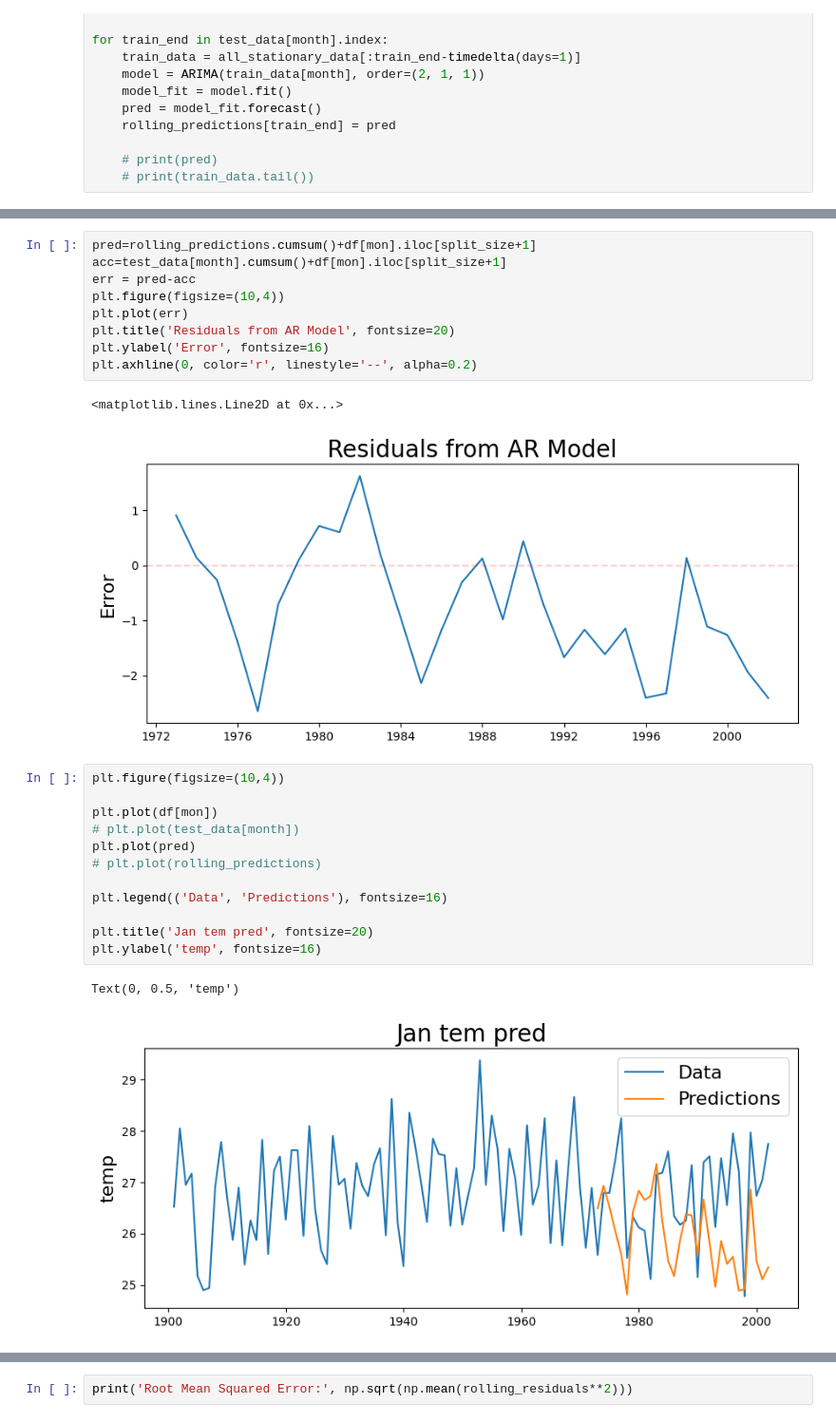
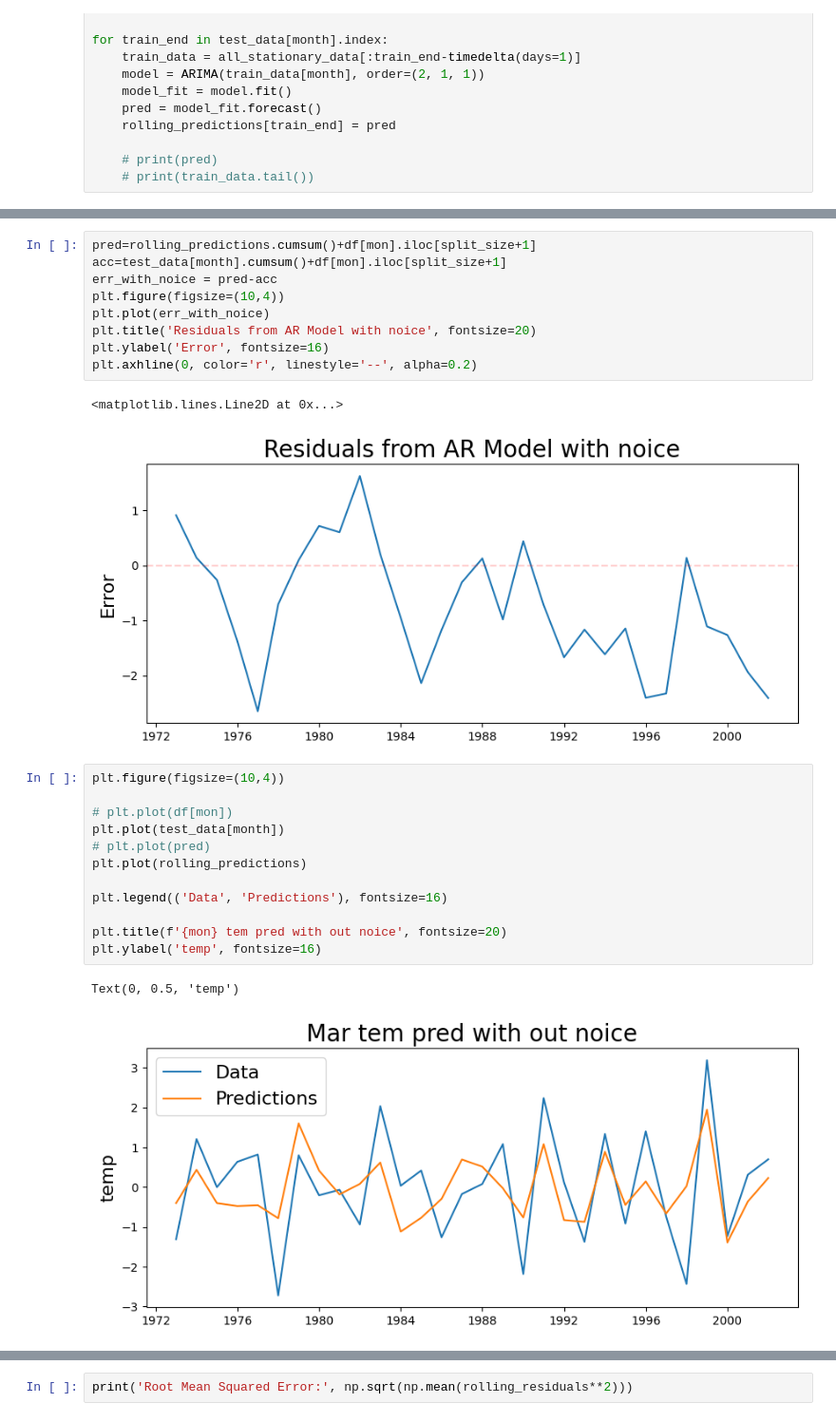
Before and after one commit to subharadhe1234/weather_forecasting, a Jupyter notebook: Notebooks/arima_model.ipynb, the cells around one changed output, grey strips where cells are left out. Shown at 95% size. Drawn from its saved outputs; the diff is of its cells as text.

```diff
--- a/Notebooks/main.ipynb
+++ b/Notebooks/arima_model.ipynb
@@ -1102,27 +1155,27 @@ for train_end in test_data[month].index:
 # %%
 pred=rolling_predictions.cumsum()+df[mon].iloc[split_size+1]
 acc=test_data[month].cumsum()+df[mon].iloc[split_size+1]
-err = pred-acc
+err_with_noice = pred-acc
 plt.figure(figsize=(10,4))
-plt.plot(err)
-plt.title('Residuals from AR Model', fontsize=20)
+plt.plot(err_with_noice)
+plt.title('Residuals from AR Model with noice', fontsize=20)
 plt.ylabel('Error', fontsize=16)
 plt.axhline(0, color='r', linestyle='--', alpha=0.2)
 # %% [output]
 <matplotlib.lines.Line2D at 0x...>
-[figure, old version]
+[figure, new version]
 # %%
 plt.figure(figsize=(10,4))
 
-plt.plot(df[mon])
-# plt.plot(test_data[month])
-plt.plot(pred)
-# plt.plot(rolling_predictions)
+# plt.plot(df[mon])
+plt.plot(test_data[month])
+# plt.plot(pred)
+plt.plot(rolling_predictions)
 
 plt.legend(('Data', 'Predictions'), fontsize=16)
 
-plt.title('Jan tem pred', fontsize=20)
+plt.title(f'{mon} tem pred with out noice', fontsize=20)
 plt.ylabel('temp', fontsize=16)
 # %% [output]
 Text(0, 0.5, 'temp')
-[figure, old version]
+[figure, new version]
```
Also changed, not shown: parts of 7 cells of this notebook, 2 other files.
